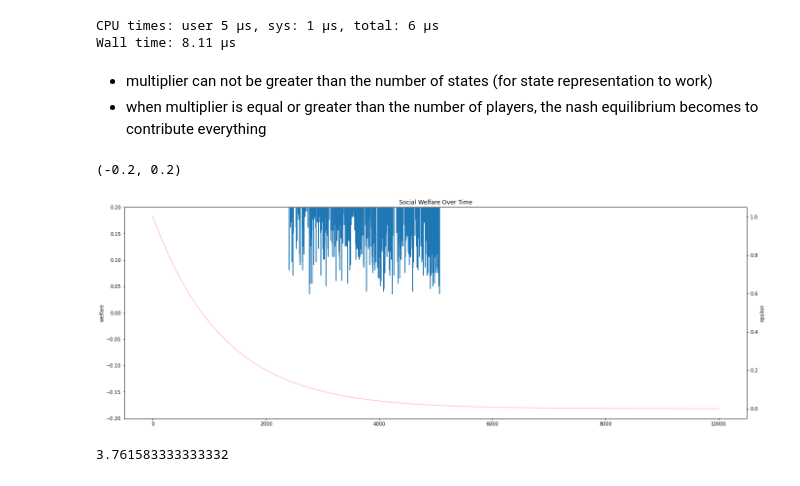
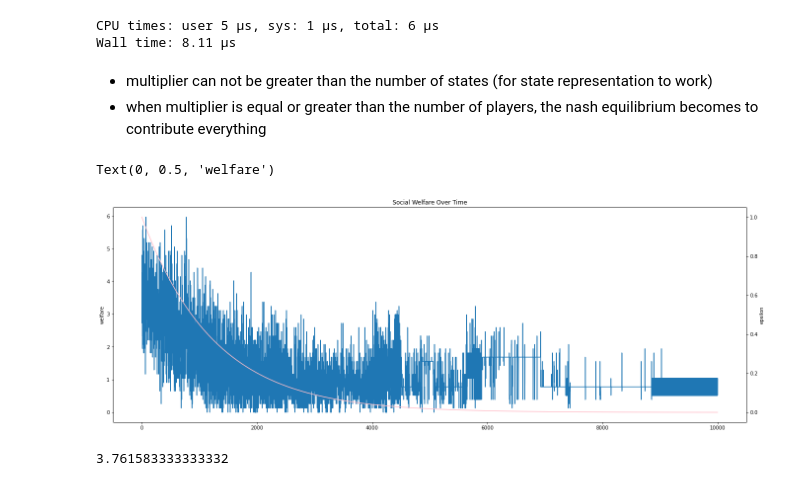
Before and after one commit to CCarissimo/congested, a Jupyter notebook: N_player_game_experiments.ipynb, the cells around one changed output. Drawn from its saved outputs; the diff is of its cells as text; code cells hidden in the pictures.

```diff
--- a/N_player_game_experiments.ipynb
+++ b/N_player_game_experiments.ipynb
@@ -975,7 +975,7 @@ CPU times: user 5 µs, sys: 1 µs, total: 6 µs
 Wall time: 8.11 µs
 # %%
 N_AGENTS = 6
-N_STATES = 100
+N_STATES = 10
 N_ACTIONS = N_STATES
 N_ITER = 10000
 
@@ -988,23 +988,23 @@ ALPHA = 0.01
 QINIT = "UNIFORM" # np.array([-1.5, -1.5, -1.5])
 # QINIT = np.array([2, 0])
 # QINIT = np.random.random((N_AGENTS, N_STATES, N_ACTIONS)) * 2
-# %% [markdown]
- - multiplier can not be greater than the number of states (for state representation to work)
- - when multiplier is equal or greater than the number of players, the nash equilibrium becomes to contribute everything
+# %% [markdown]
+ - multiplier can not be greater than the number of states (for state representation to work)
+ - when multiplier is equal or greater than the number of players, the nash equilibrium becomes to contribute everything
 # %%
-M, elist = run_public_goods_game(multiplier=4, EPSILON="DECAYED", N_AGENTS=N_AGENTS, N_ACTIONS=N_ACTIONS, N_STATES=N_STATES)
+M, elist = run_public_goods_game(multiplier=8, EPSILON="DECAYED", N_AGENTS=N_AGENTS, N_ACTIONS=N_ACTIONS, N_STATES=N_STATES)
 fig, ax = plt.subplots(figsize=(23,8))
 ax.plot([M[t]["R"].mean() for t in M.keys()])
 ax2=ax.twinx()
 ax2.plot(elist, color='pink')
 ax2.set_ylabel("epsilon")
 plt.title("Social Welfare Over Time")
 plt.xlabel("iteration")
 ax.set_ylabel("welfare")
-ax.set_ylim((-0.2, 0.2))
+# ax.set_ylim((-0.2, 0.2))
 # %% [output]
-(-0.2, 0.2)
+Text(0, 0.5, 'welfare')
-[figure, old version]
+[figure, new version]
 # %%
 np.mean([M[t]["R"].mean() for t in M.keys()])/0.2
 # %% [output]
```
Also changed, not shown: parts of 4 cells of this notebook.
